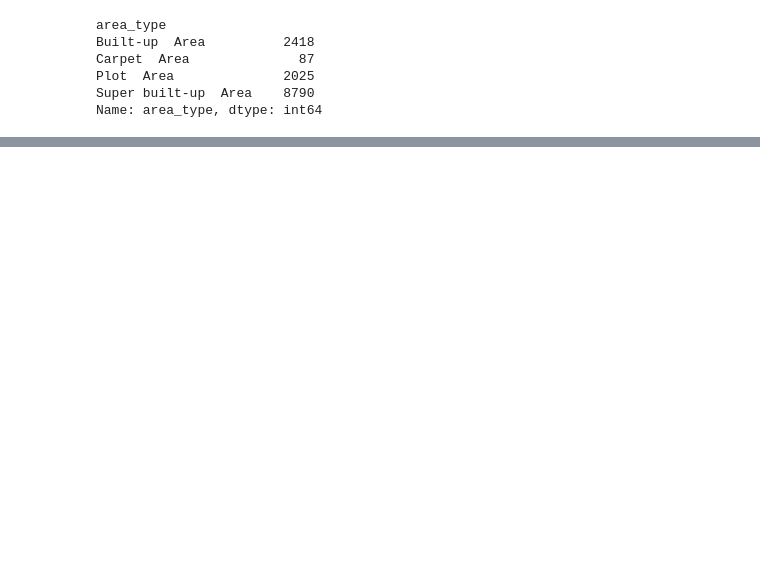
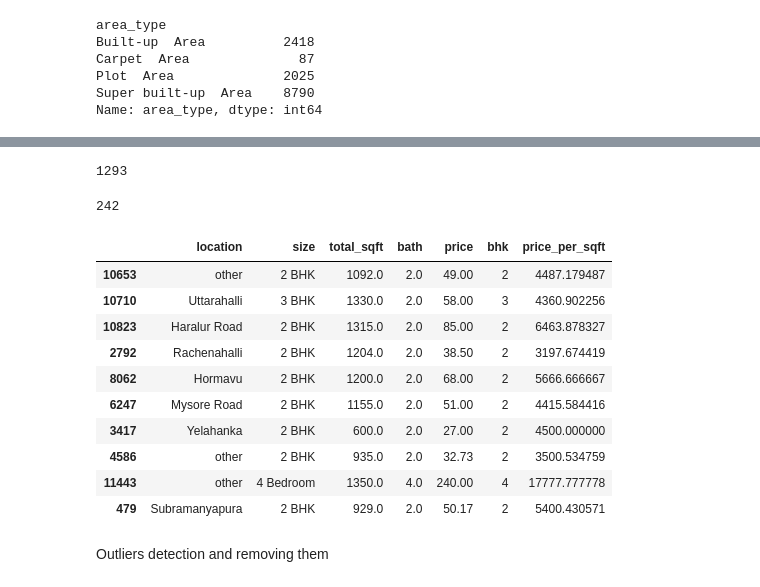
Before and after one commit to soham280203/House-Price-Prediction, a Jupyter notebook: main.ipynb, the cells around one changed output, grey strips where cells are left out. Saved outputs shown, nothing was run; the diff lists cells and outputs as text; code cells hidden in the pictures; blank space fills up the shorter version.

```diff
--- a/main.ipynb
+++ b/main.ipynb
@@ -25,0 +172,4 @@ Name: area_type, dtype: int64
+# %%
+df5 = df4.copy()
+df5['price_per_sqft']= df5['price'] * pow(10,5) / df5['total_sqft']
+df5.head()
@@ -25,0 +187,4 @@ Name: area_type, dtype: int64
+# %%
+df5.location = df5.location.apply(lambda x: x.strip())
+location_stats = df5.groupby('location')['location'].agg('count').sort_values(ascending=False)
+location_stats
@@ -25,0 +209,3 @@ Name: area_type, dtype: int64
+# %%
+locations_stats_less_than_10 =(location_stats[location_stats<=10])
+locations_stats_less_than_10
@@ -25,0 +226,26 @@ Name: area_type, dtype: int64
+# %%
+len(df5.location.unique()) # AFter stripping blank spaces
+# %% [output]
+1293
+# %%
+df5.location = df5.location.apply( lambda x : 'other' if x in locations_stats_less_than_10 else x )
+# %%
+len(df5.location.unique()) # after transforming into other for less than 10
+# %% [output]
+242
+# %%
+df5.sample(10)
+# %% [output]
+|  | location | size | total_sqft | bath | price | bhk | price_per_sqft |
+| 10653 | other | 2 BHK | 1092.0 | 2.0 | 49.00 | 2 | 4487.179487 |
+| 10710 | Uttarahalli | 3 BHK | 1330.0 | 2.0 | 58.00 | 3 | 4360.902256 |
+| 10823 | Haralur Road | 2 BHK | 1315.0 | 2.0 | 85.00 | 2 | 6463.878327 |
+| 2792 | Rachenahalli | 2 BHK | 1204.0 | 2.0 | 38.50 | 2 | 3197.674419 |
+| 8062 | Hormavu | 2 BHK | 1200.0 | 2.0 | 68.00 | 2 | 5666.666667 |
+| 6247 | Mysore Road | 2 BHK | 1155.0 | 2.0 | 51.00 | 2 | 4415.584416 |
+| 3417 | Yelahanka | 2 BHK | 600.0 | 2.0 | 27.00 | 2 | 4500.000000 |
+| 4586 | other | 2 BHK | 935.0 | 2.0 | 32.73 | 2 | 3500.534759 |
+| 11443 | other | 4 Bedroom | 1350.0 | 4.0 | 240.00 | 4 | 17777.777778 |
+| 479 | Subramanyapura | 2 BHK | 929.0 | 2.0 | 50.17 | 2 | 5400.430571 |
+# %% [markdown]
+Outliers detection and removing them
```
Also changed, not shown: parts of 27 cells of this notebook.
